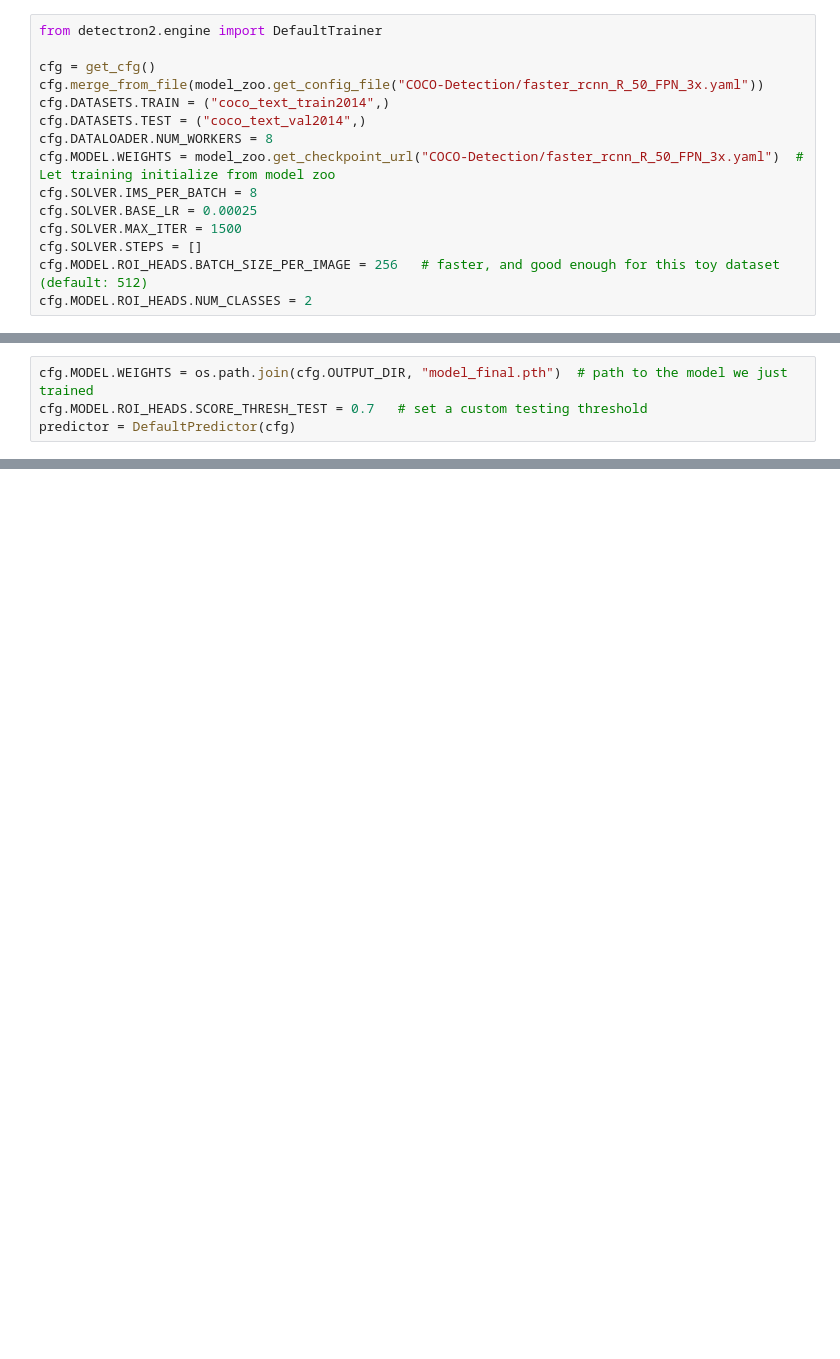
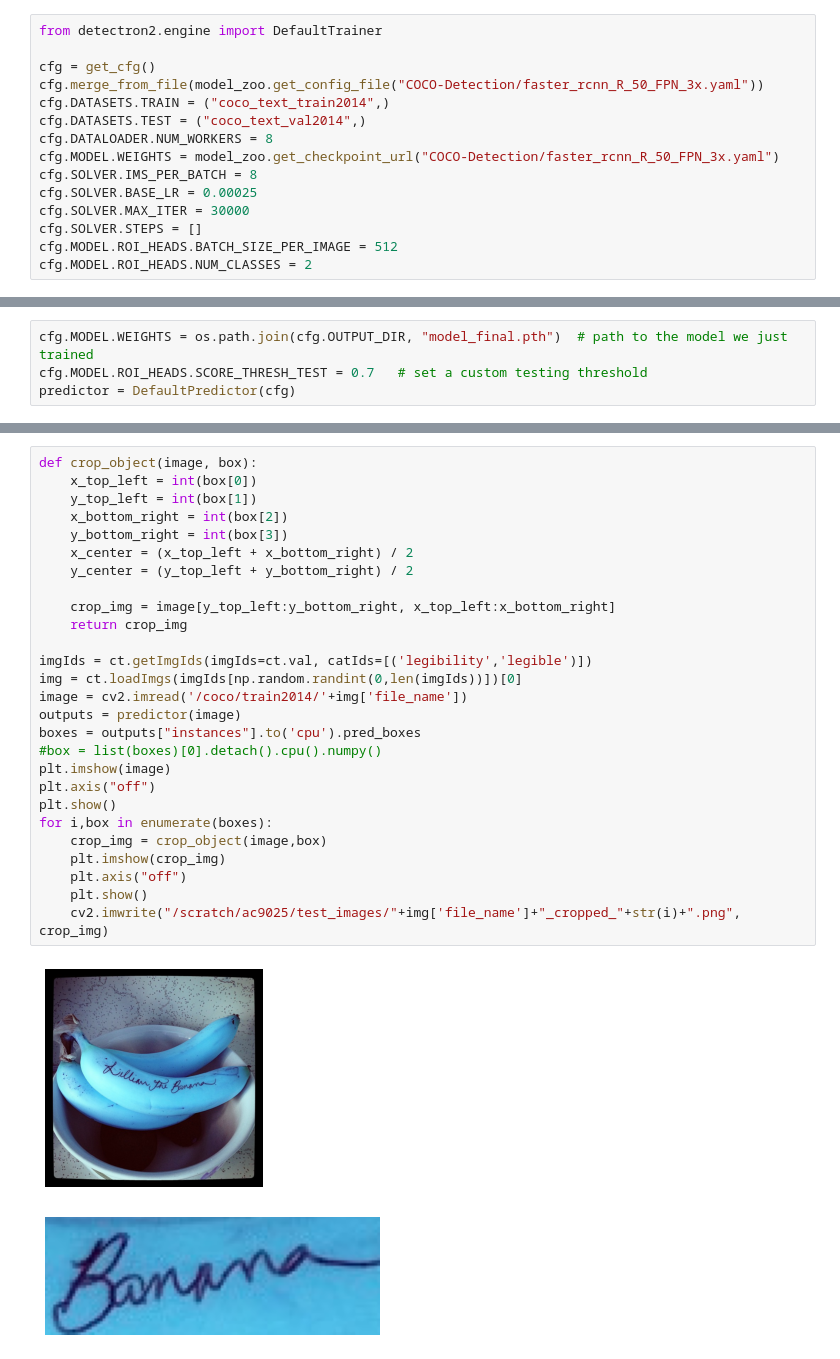
Before and after one commit to aditya5597/deep_text_recognition, a Jupyter notebook: BoundingBox.ipynb, the cells around one changed output, grey strips where cells are left out. Drawn from its saved outputs; the diff is of its cells as text; blank space fills up the shorter version.

Commit message:
Added test images

```diff
--- a/BoundingBox.ipynb
+++ b/BoundingBox.ipynb
@@ -66,12 +75,12 @@ cfg.merge_from_file(model_zoo.get_config_file("COCO-Detection/faster_rcnn_R_50_F
 cfg.DATASETS.TRAIN = ("coco_text_train2014",)
 cfg.DATASETS.TEST = ("coco_text_val2014",)
 cfg.DATALOADER.NUM_WORKERS = 8
-cfg.MODEL.WEIGHTS = model_zoo.get_checkpoint_url("COCO-Detection/faster_rcnn_R_50_FPN_3x.yaml")  # Let training initialize from model zoo
+cfg.MODEL.WEIGHTS = model_zoo.get_checkpoint_url("COCO-Detection/faster_rcnn_R_50_FPN_3x.yaml")
 cfg.SOLVER.IMS_PER_BATCH = 8
 cfg.SOLVER.BASE_LR = 0.00025
-cfg.SOLVER.MAX_ITER = 1500
+cfg.SOLVER.MAX_ITER = 30000
 cfg.SOLVER.STEPS = []
-cfg.MODEL.ROI_HEADS.BATCH_SIZE_PER_IMAGE = 256   # faster, and good enough for this toy dataset (default: 512)
+cfg.MODEL.ROI_HEADS.BATCH_SIZE_PER_IMAGE = 512
 cfg.MODEL.ROI_HEADS.NUM_CLASSES = 2
 # %%
 os.makedirs(cfg.OUTPUT_DIR, exist_ok=True)
@@ -151,0 +235,30 @@ plt.show()
+# %%
+def crop_object(image, box):
+    x_top_left = int(box[0])
+    y_top_left = int(box[1])
+    x_bottom_right = int(box[2])
+    y_bottom_right = int(box[3])
+    x_center = (x_top_left + x_bottom_right) / 2
+    y_center = (y_top_left + y_bottom_right) / 2
+
+    crop_img = image[y_top_left:y_bottom_right, x_top_left:x_bottom_right]
+    return crop_img
+
+imgIds = ct.getImgIds(imgIds=ct.val, catIds=[('legibility','legible')])
+img = ct.loadImgs(imgIds[np.random.randint(0,len(imgIds))])[0]
+image = cv2.imread('/coco/train2014/'+img['file_name'])
+outputs = predictor(image)
+boxes = outputs["instances"].to('cpu').pred_boxes
+#box = list(boxes)[0].detach().cpu().numpy()
+plt.imshow(image)
+plt.axis("off")
+plt.show()
+for i,box in enumerate(boxes):
+    crop_img = crop_object(image,box)
+    plt.imshow(crop_img)
+    plt.axis("off")
+    plt.show()
+    cv2.imwrite("/scratch/ac9025/test_images/"+img['file_name']+"_cropped_"+str(i)+".png", crop_img)
+# %% [output]
+[figure, added]
+[figure, added]
```
Also changed, not shown: parts of 13 cells of this notebook, 4 other files.
